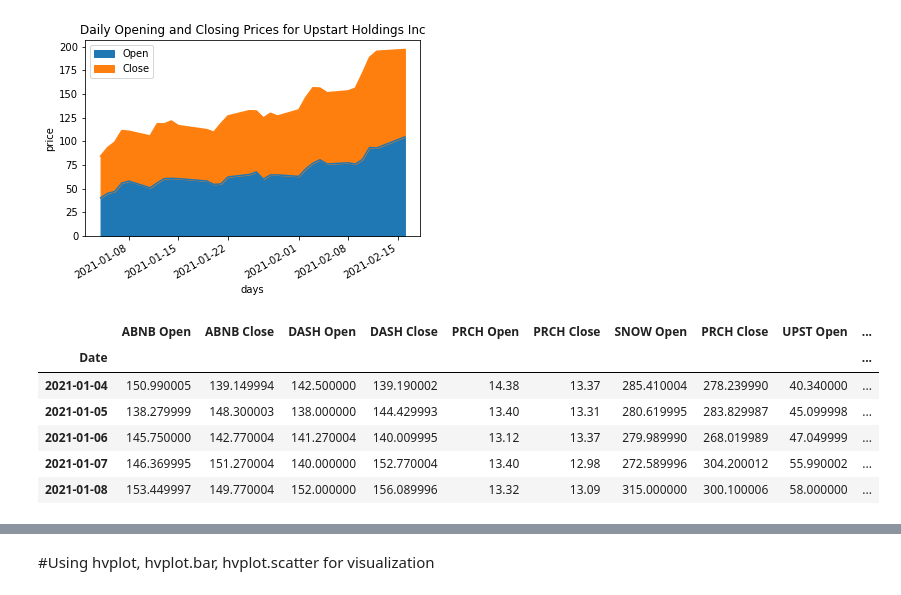
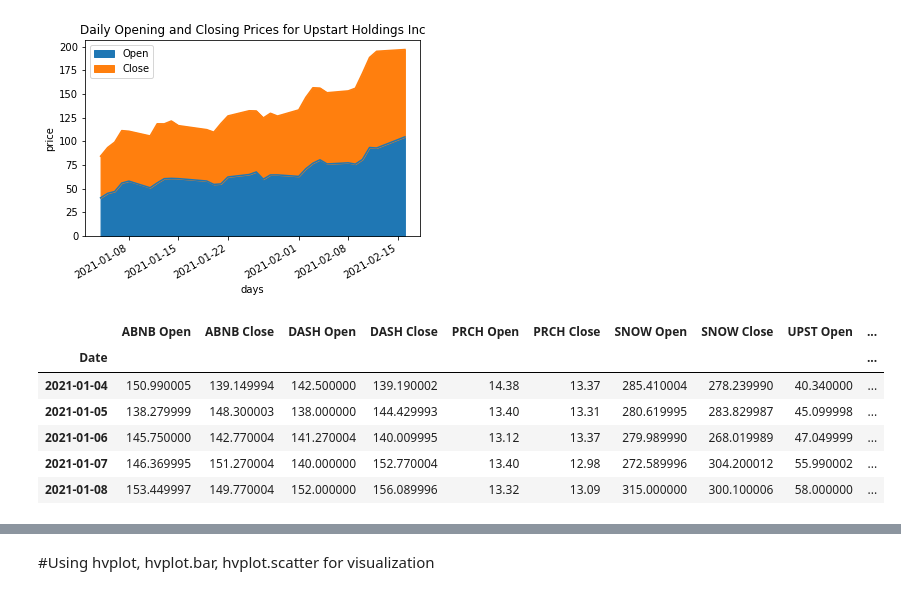
Before and after one commit to mikehoo92/IPOArbitrage, a Jupyter notebook: Stock_Data_Analysis.ipynb, the cells around one changed output, grey strips where cells are left out. Drawn from its saved outputs; the diff is of its cells as text; code cells hidden in the pictures.

```diff
--- a/Stock_Data_Analysis.ipynb
+++ b/Stock_Data_Analysis.ipynb
@@ -207,18 +207,18 @@ upst_df.plot.area(ylabel="price", xlabel="days", title="Daily Opening and Closin
 # %%
 # Combine opening and closing prices for each ticker
 combined_df = pd.concat([abnb_df, dash_df, prch_df, snow_df, upst_df], axis="columns", join="inner")
 
 #combined_df = pd.concat([abnb_df, dash_df, prch_df, snow_df, upst_df], axis="columns", join="inner")
-combined_df.columns = ['ABNB Open', 'ABNB Close', 'DASH Open', 'DASH Close', 'PRCH Open', 'PRCH Close', 'SNOW Open', 'PRCH Close', 'UPST Open', 'UPST Close']
+combined_df.columns = ['ABNB Open', 'ABNB Close', 'DASH Open', 'DASH Close', 'PRCH Open', 'PRCH Close', 'SNOW Open', 'SNOW Close', 'UPST Open', 'UPST Close']
 combined_df.head()
 
 # Sortting datetime index in ascending order
 combined_df.sort_index(ascending=True)
 
 # Display a few rows
 combined_df.head()
 # %% [output]
-|  | ABNB Open | ABNB Close | DASH Open | DASH Close | PRCH Open | PRCH Close | SNOW Open | PRCH Close | UPST Open | ... |
+|  | ABNB Open | ABNB Close | DASH Open | DASH Close | PRCH Open | PRCH Close | SNOW Open | SNOW Close | UPST Open | ... |
 | Date |  |  |  |  |  |  |  |  |  | ... |
 | 2021-01-04 | 150.990005 | 139.149994 | 142.500000 | 139.190002 | 14.38 | 13.37 | 285.410004 | 278.239990 | 40.340000 | ... |
 | 2021-01-05 | 138.279999 | 148.300003 | 138.000000 | 144.429993 | 13.40 | 13.31 | 280.619995 | 283.829987 | 45.099998 | ... |
```
Also changed, not shown: parts of 1 cell of this notebook.
